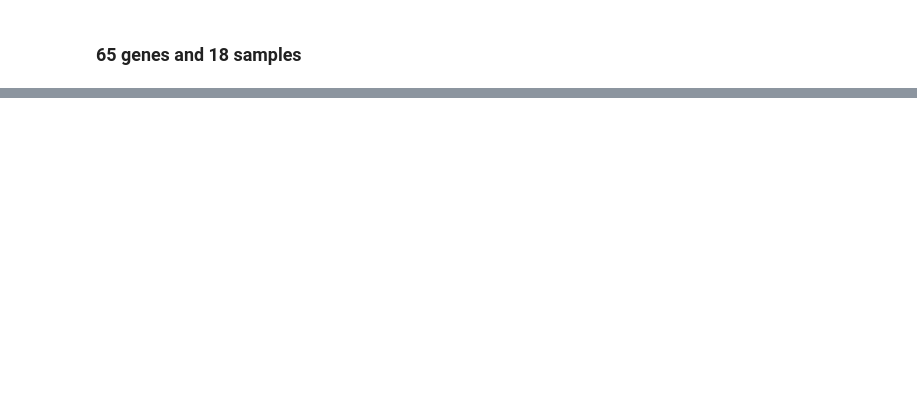
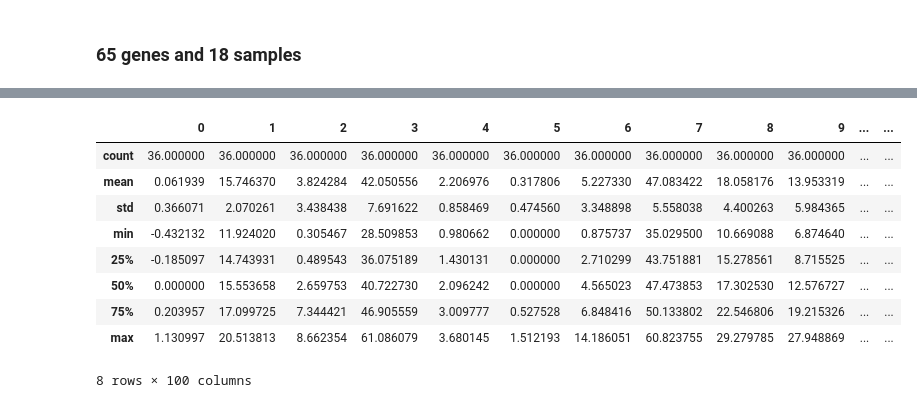
Before and after one commit to UCD-pbio-rclub/python-data-analysis_MinYao.J, a Jupyter notebook: HW for chapter 5.ipynb, the cells around one changed output, grey strips where cells are left out. Drawn from its saved outputs; the diff is of its cells as text; code cells hidden in the pictures; blank space fills up the shorter version.

```diff
--- a/HW for chapter 5.ipynb
+++ b/HW for chapter 5.ipynb
@@ -73,0 +160,2 @@ data.iloc[:,:18][data.wyo_leaf_FPsc_02_052 > 1]
+# %%
+dataT = data.T
@@ -73,0 +172,13 @@ data.iloc[:,:18][data.wyo_leaf_FPsc_02_052 > 1]
+# %%
+dataT.describe()
+# %% [output]
+|  | 0 | 1 | 2 | 3 | 4 | 5 | 6 | 7 | 8 | 9 | ... | ... |
+| count | 36.000000 | 36.000000 | 36.000000 | 36.000000 | 36.000000 | 36.000000 | 36.000000 | 36.000000 | 36.000000 | 36.000000 | ... | ... |
+| mean | 0.061939 | 15.746370 | 3.824284 | 42.050556 | 2.206976 | 0.317806 | 5.227330 | 47.083422 | 18.058176 | 13.953319 | ... | ... |
+| std | 0.366071 | 2.070261 | 3.438438 | 7.691622 | 0.858469 | 0.474560 | 3.348898 | 5.558038 | 4.400263 | 5.984365 | ... | ... |
+| min | -0.432132 | 11.924020 | 0.305467 | 28.509853 | 0.980662 | 0.000000 | 0.875737 | 35.029500 | 10.669088 | 6.874640 | ... | ... |
+| 25% | -0.185097 | 14.743931 | 0.489543 | 36.075189 | 1.430131 | 0.000000 | 2.710299 | 43.751881 | 15.278561 | 8.715525 | ... | ... |
+| 50% | 0.000000 | 15.553658 | 2.659753 | 40.722730 | 2.096242 | 0.000000 | 4.565023 | 47.473853 | 17.302530 | 12.576727 | ... | ... |
+| 75% | 0.203957 | 17.099725 | 7.344421 | 46.905559 | 3.009777 | 0.527528 | 6.848416 | 50.133802 | 22.546806 | 19.215326 | ... | ... |
+| max | 1.130997 | 20.513813 | 8.662354 | 61.086079 | 3.680145 | 1.512193 | 14.186051 | 60.823755 | 29.279785 | 27.948869 | ... | ... |
+8 rows × 100 columns
```
Also changed, not shown: parts of 23 cells of this notebook.
